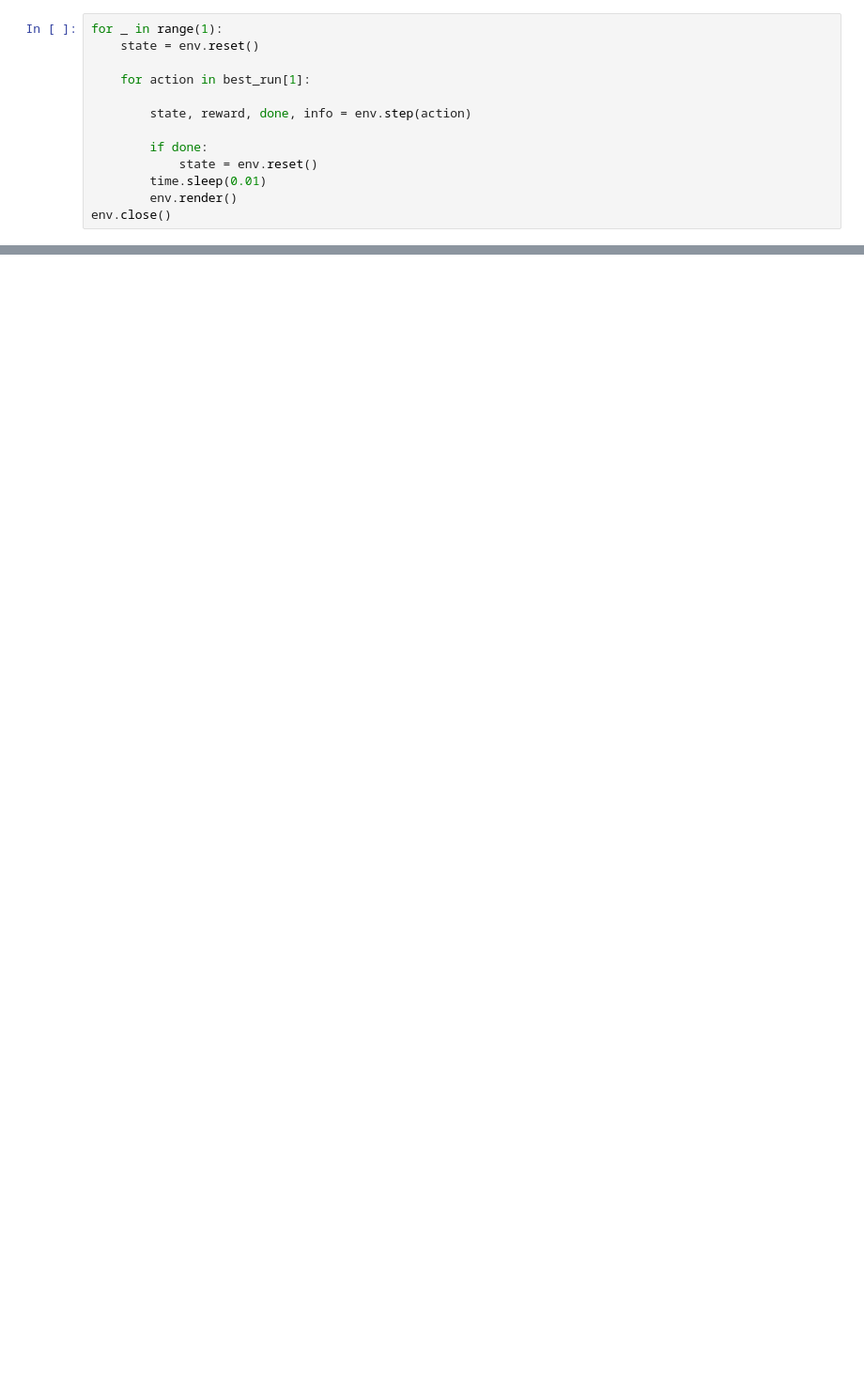
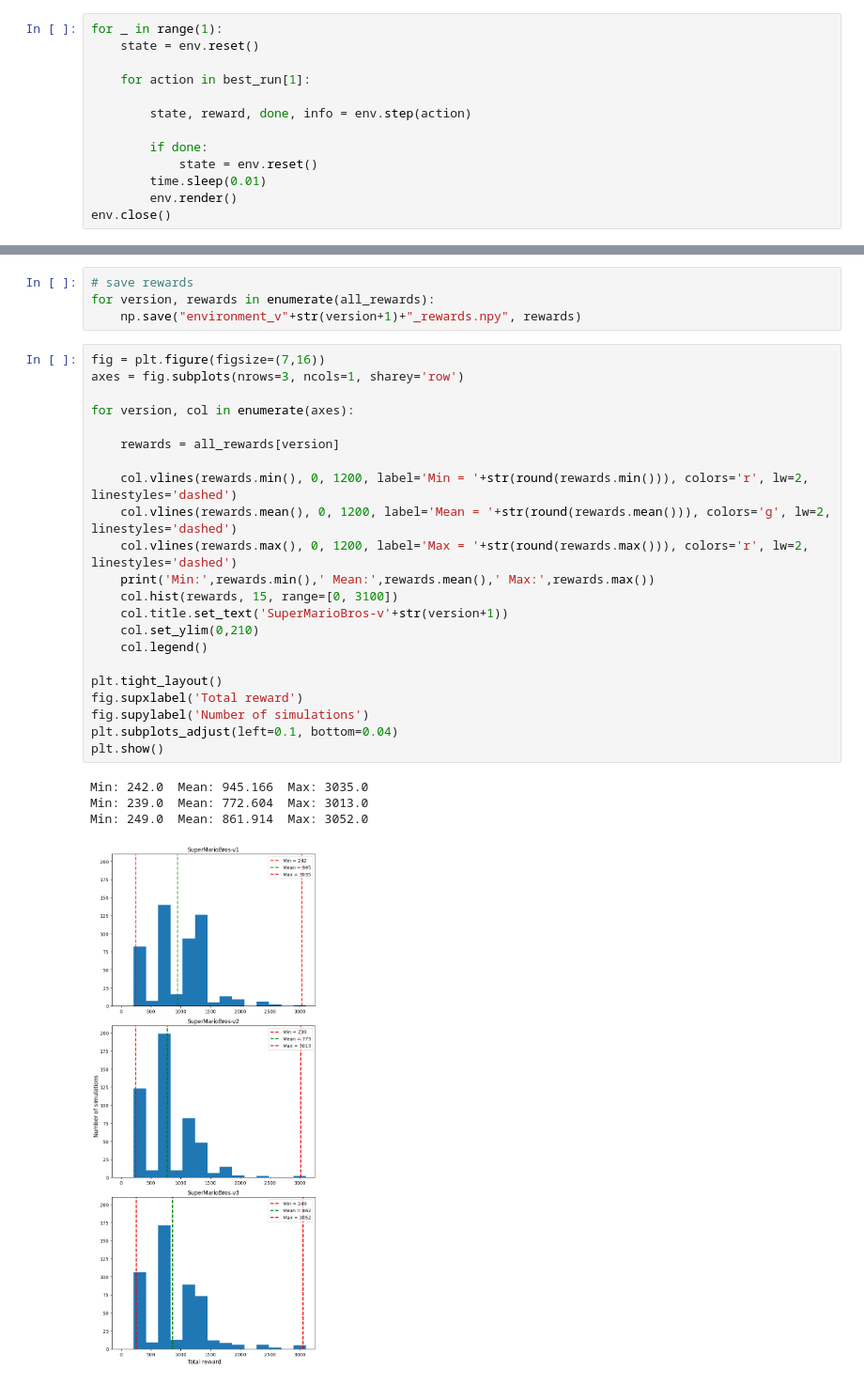
Before and after one commit to rubenahrens/Project-Mario, a Jupyter notebook: Code/PPO_final.ipynb, the cells around one changed output, grey strips where cells are left out. Shown: that part at 94% size. Drawn from its saved outputs; the diff is of its cells as text; blank space fills up the shorter version.

```diff
--- a/Code/PPO_final.ipynb
+++ b/Code/PPO_final.ipynb
@@ -228,0 +275,31 @@ env.close()
+# %%
+# save rewards
+for version, rewards in enumerate(all_rewards):
+    np.save("environment_v"+str(version+1)+"_rewards.npy", rewards)
+# %%
+fig = plt.figure(figsize=(7,16))
+axes = fig.subplots(nrows=3, ncols=1, sharey='row')
+
+for version, col in enumerate(axes):
+
+    rewards = all_rewards[version]
+
+    col.vlines(rewards.min(), 0, 1200, label='Min = '+str(round(rewards.min())), colors='r', lw=2, linestyles='dashed')
+    col.vlines(rewards.mean(), 0, 1200, label='Mean = '+str(round(rewards.mean())), colors='g', lw=2, linestyles='dashed')
+    col.vlines(rewards.max(), 0, 1200, label='Max = '+str(round(rewards.max())), colors='r', lw=2, linestyles='dashed')
+    print('Min:',rewards.min(),' Mean:',rewards.mean(),' Max:',rewards.max())
+    col.hist(rewards, 15, range=[0, 3100])
+    col.title.set_text('SuperMarioBros-v'+str(version+1))
+    col.set_ylim(0,210)
+    col.legend()
+
+plt.tight_layout()
+fig.supxlabel('Total reward')
+fig.supylabel('Number of simulations')
+plt.subplots_adjust(left=0.1, bottom=0.04)
+plt.show()
+# %% [output]
+Min: 242.0  Mean: 945.166  Max: 3035.0
+Min: 239.0  Mean: 772.604  Max: 3013.0
+Min: 249.0  Mean: 861.914  Max: 3052.0
+[figure, added]
```
Also changed, not shown: parts of 21 cells of this notebook.
